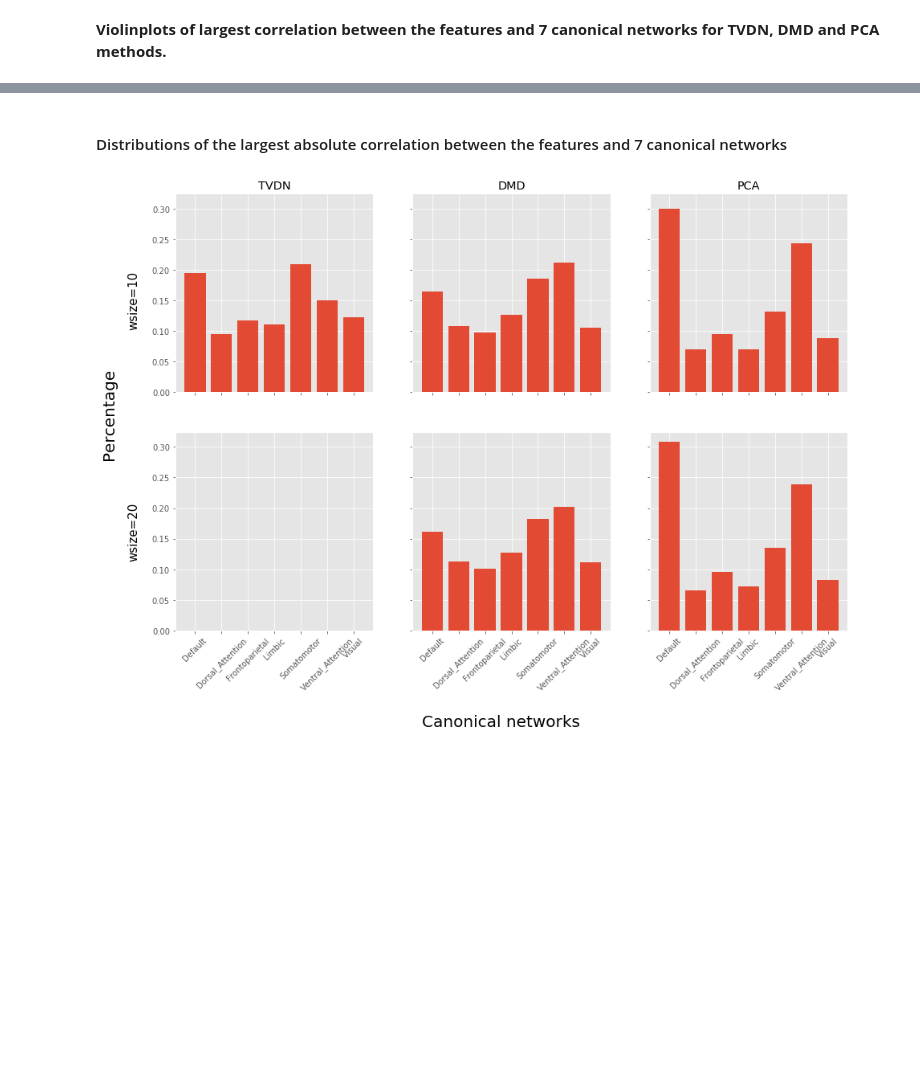
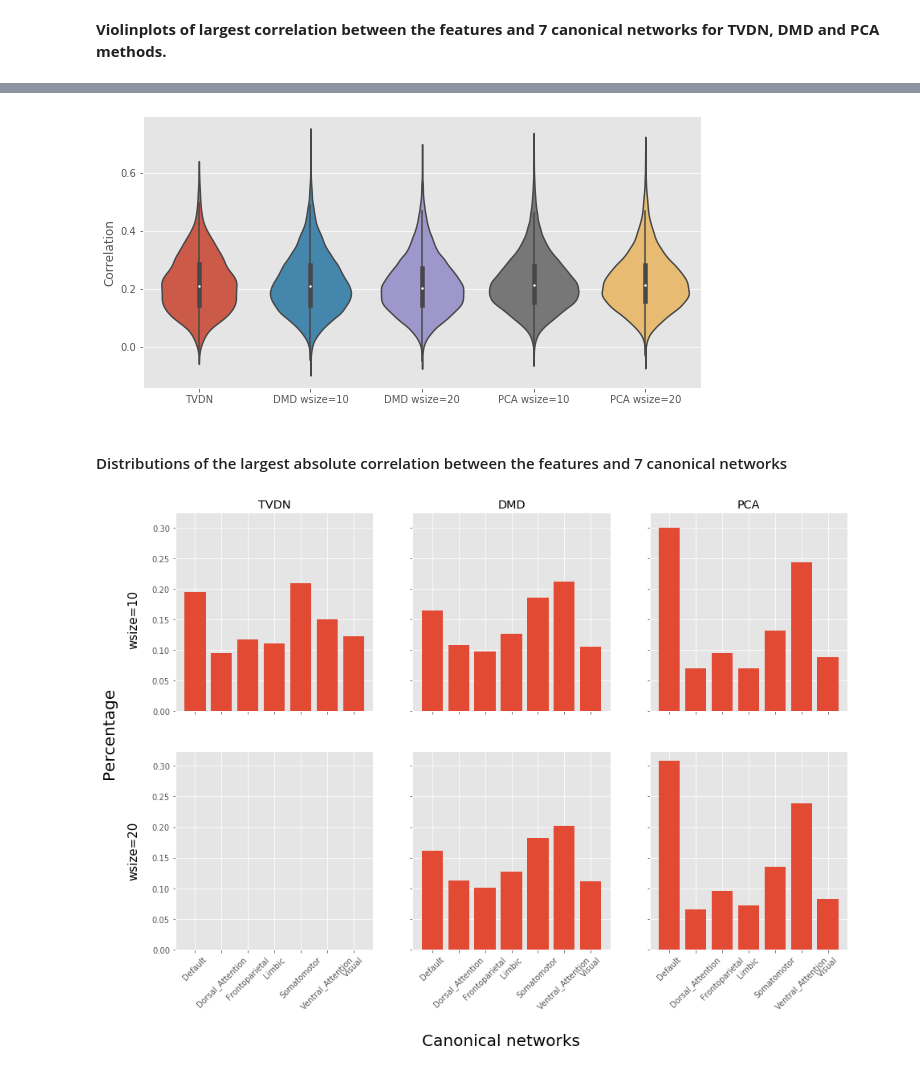
Before and after one commit to JINhuaqing/TVDN-simu, a Jupyter notebook: realdata/fMRIHPF1028OtherMs.ipynb, the cells around one changed output, grey strips where cells are left out. Drawn from its saved outputs; the diff is of its cells as text; code cells hidden in the pictures; blank space fills up the shorter version.

```diff
--- a/realdata/fMRIHPF1028OtherMs.ipynb
+++ b/realdata/fMRIHPF1028OtherMs.ipynb
@@ -269,8 +269,15 @@ absPCAw10CorM = np.max(absPCAw10Cors, axis=1)
 absDMDw20CorM = np.max(absDMDw20Cors, axis=1)
 absPCAw20CorM = np.max(absPCAw20Cors, axis=1)
 absTVDNCorM = np.max(absTVDNCors, axis=1)
+
+DMDw10CorM = np.max(DMDw10Cors, axis=1)
+PCAw10CorM = np.max(PCAw10Cors, axis=1)
+DMDw20CorM = np.max(DMDw20Cors, axis=1)
+PCAw20CorM = np.max(PCAw20Cors, axis=1)
+TVDNCorM = np.max(TVDNCors, axis=1)
 # %%
 vs = list(absTVDNCorM) + list(absDMDw10CorM) + list(absDMDw20CorM) + list(absPCAw10CorM) + list(absPCAw20CorM)
+rawVs = list(TVDNCorM) + list(DMDw10CorM) + list(DMDw20CorM) + list(PCAw10CorM) + list(PCAw20CorM)
 labs = ["TVDN"]*len(absTVDNCorM) + ["DMD wsize=10"]* len(absDMDw10CorM) + ["DMD wsize=20"]* len(absDMDw20CorM) + \
        ["PCA wsize=10"]*len(absPCAw10CorM) +  ["PCA wsize=20"]*len(absPCAw20CorM)
 # %% [markdown]
@@ -284,3 +291,9 @@ _ = plt.ylabel("Correlation")
+# %%
+plt.figure(figsize=(10, 5))
+sns.violinplot(y=rawVs, x=labs)
+_ = plt.ylabel("Correlation")
+# %% [output]
+[figure, added]
 # %%
 maxPosIdxDMDw10 = np.argmax(DMDw10Cors, axis=1)
 maxPosIdxPCAw10 = np.argmax(PCAw10Cors, axis=1)
```
Also changed, not shown: parts of 1 cell of this notebook, 7 other files.
